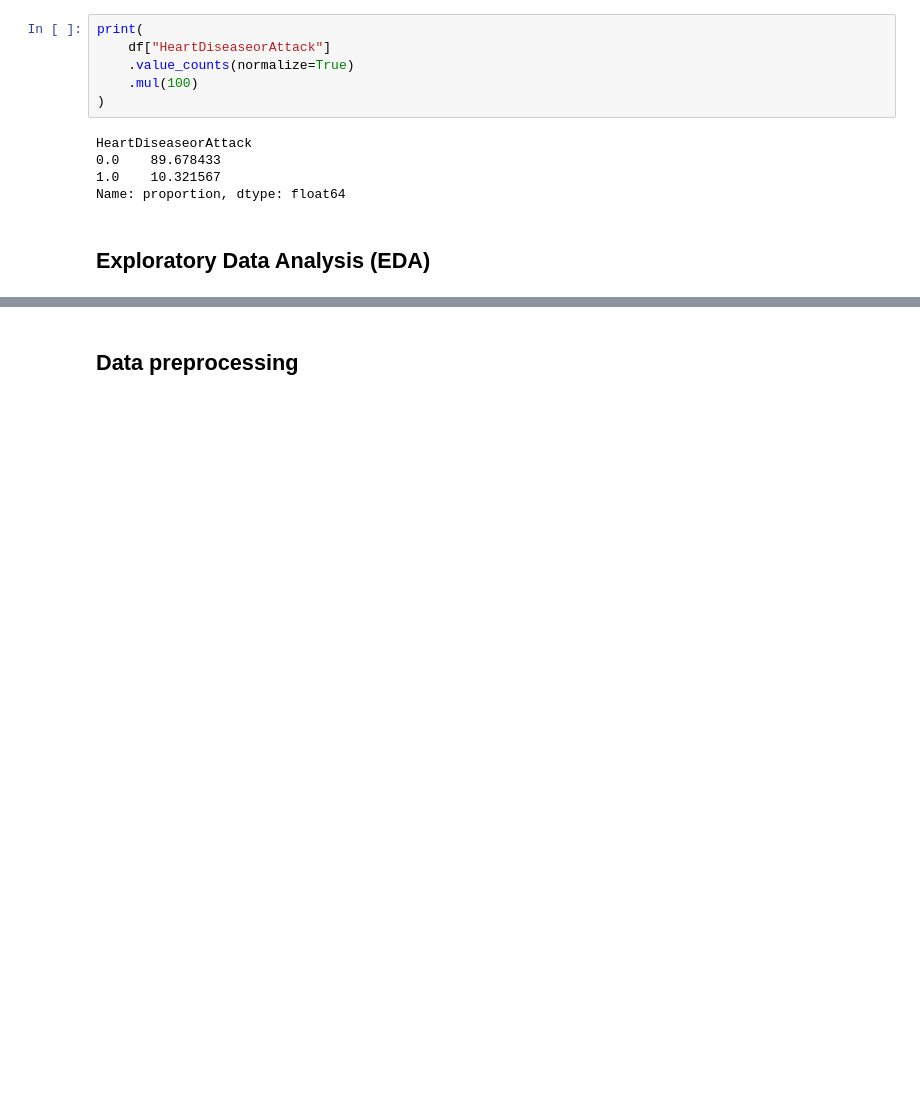
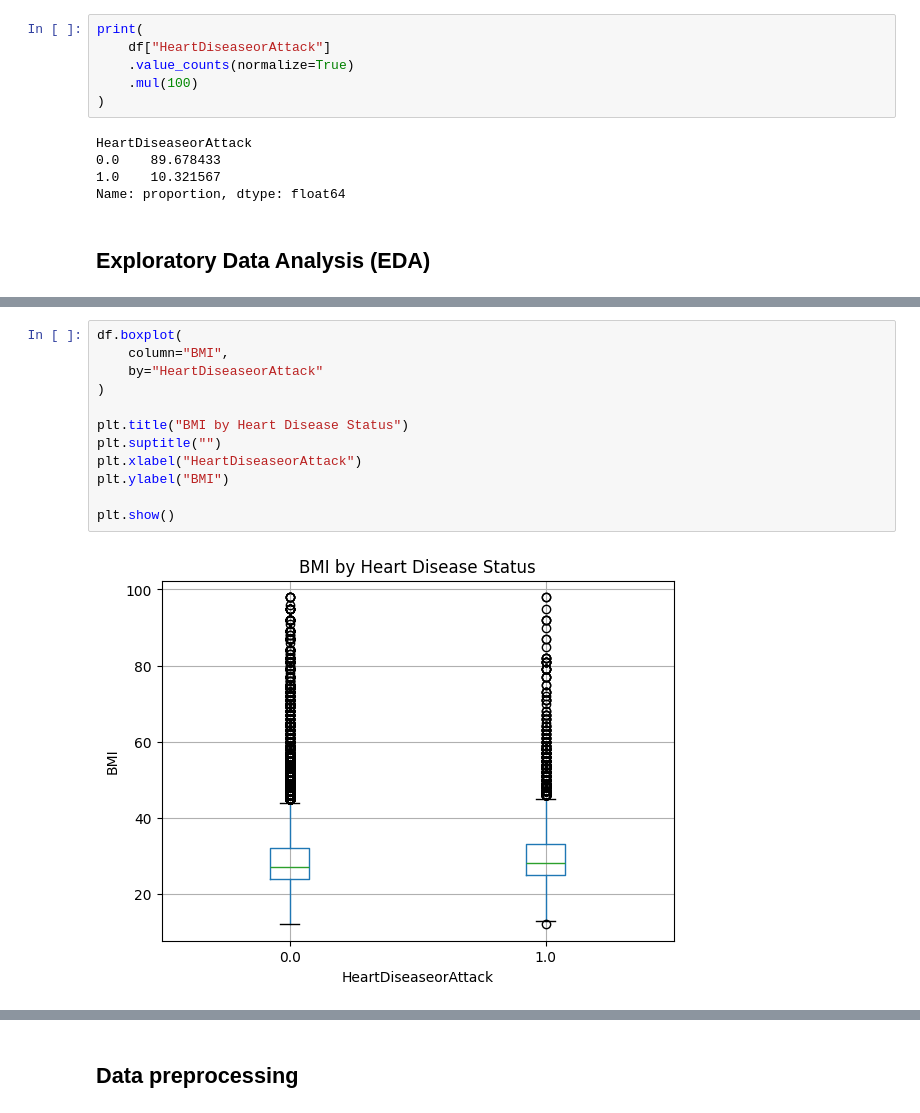
Before and after one commit to EngmoustafaAhmad/codealpha_tasks, a Jupyter notebook: CodeAlpha_DiseasePredictionModel/notebooks/Heart_disease_model.ipynb, the cells around one changed output, grey strips where cells are left out. Cells and saved outputs as stored; diff of their text form; blank space fills up the shorter version.

```diff
--- a/CodeAlpha_DiseasePredictionModel/notebooks/Heart_disease_model.ipynb
+++ b/CodeAlpha_DiseasePredictionModel/notebooks/Heart_disease_model.ipynb
@@ -145,0 +229,14 @@ Name: proportion, dtype: float64
+# %%
+df.boxplot(
+    column="BMI",
+    by="HeartDiseaseorAttack"
+)
+
+plt.title("BMI by Heart Disease Status")
+plt.suptitle("")
+plt.xlabel("HeartDiseaseorAttack")
+plt.ylabel("BMI")
+
+plt.show()
+# %% [output]
+[figure, added]
```
Also changed, not shown: parts of 9 cells of this notebook.
